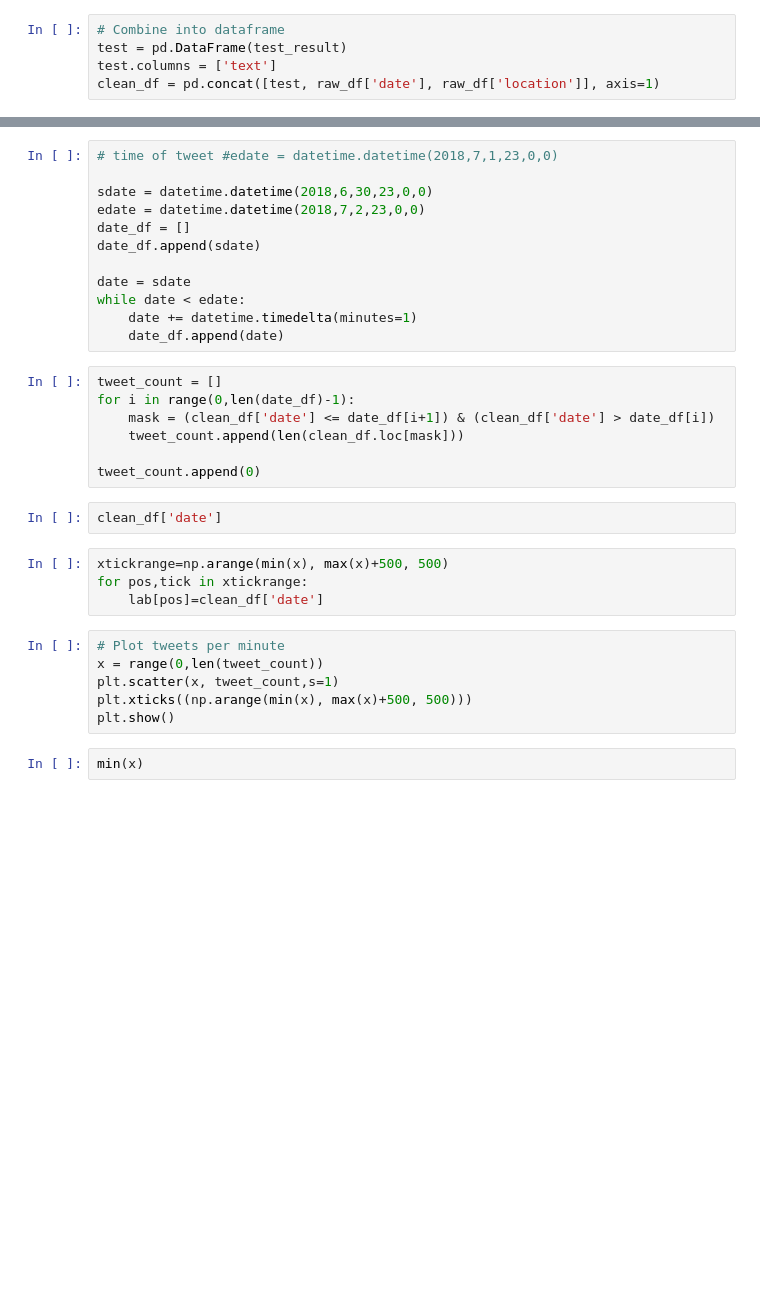
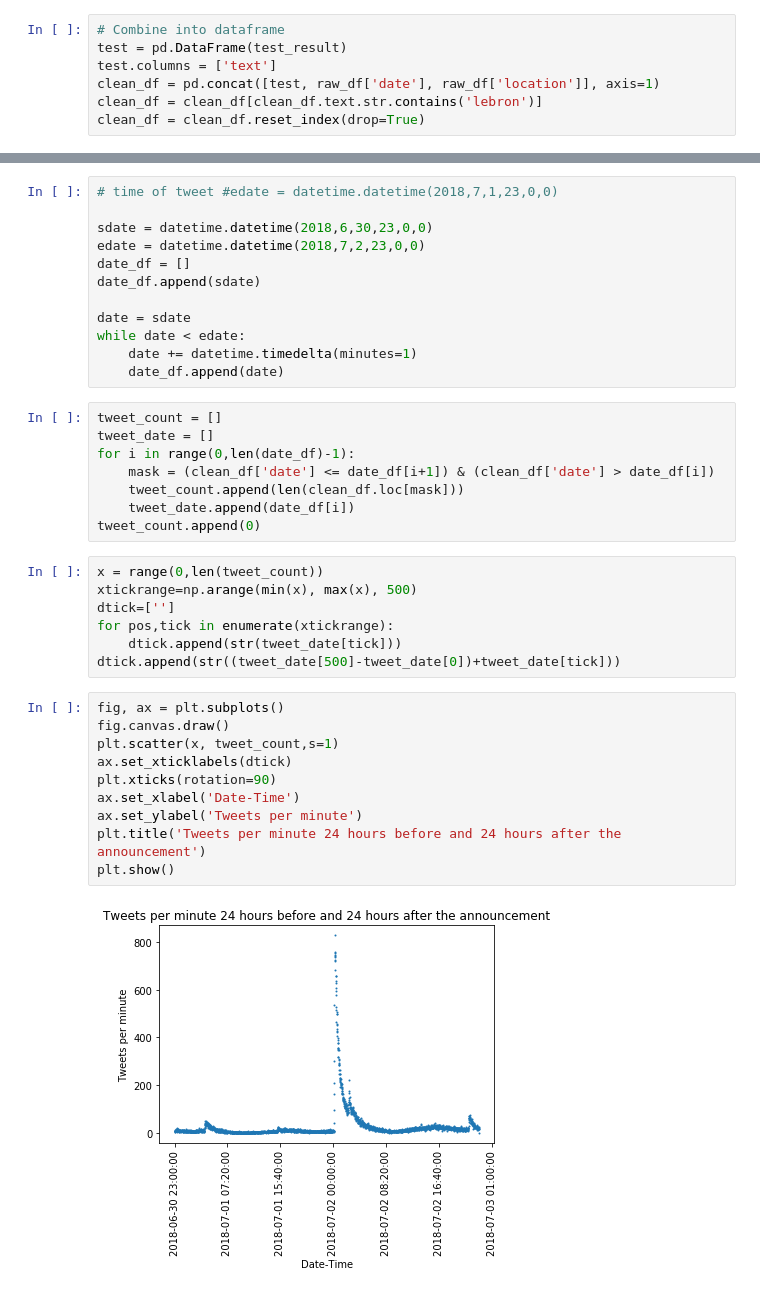
Before and after one commit to lrbachtiar/past_projects, a Jupyter notebook: lebron_decision/Twitter_data.ipynb, the cells around one changed output, grey strips where cells are left out. Drawn from its saved outputs; the diff is of its cells as text; blank space fills up the shorter version.

```diff
--- a/lebron_decision/Twitter_data.ipynb
+++ b/lebron_decision/Twitter_data.ipynb
@@ -46,3 +49,5 @@ for t in testing:
 test = pd.DataFrame(test_result)
 test.columns = ['text']
 clean_df = pd.concat([test, raw_df['date'], raw_df['location']], axis=1)
+clean_df = clean_df[clean_df.text.str.contains('lebron')]
+clean_df = clean_df.reset_index(drop=True)
@@ -64,22 +67,28 @@ while date < edate:
     date_df.append(date)
 # %%
 tweet_count = []
+tweet_date = []
 for i in range(0,len(date_df)-1):
     mask = (clean_df['date'] <= date_df[i+1]) & (clean_df['date'] > date_df[i])
     tweet_count.append(len(clean_df.loc[mask]))
-
+    tweet_date.append(date_df[i])
 tweet_count.append(0)
-# %%
-clean_df['date']
 # %%
-xtickrange=np.arange(min(x), max(x)+500, 500)
-for pos,tick in xtickrange:
-    lab[pos]=clean_df['date']
+x = range(0,len(tweet_count))
+xtickrange=np.arange(min(x), max(x), 500)
+dtick=['']
+for pos,tick in enumerate(xtickrange):
+    dtick.append(str(tweet_date[tick]))
+dtick.append(str((tweet_date[500]-tweet_date[0])+tweet_date[tick]))
-# %%
-# Plot tweets per minute
-x = range(0,len(tweet_count))
-plt.scatter(x, tweet_count,s=1)
-plt.xticks((np.arange(min(x), max(x)+500, 500)))
-plt.show()
-# %%
-min(x)
+# %%
+fig, ax = plt.subplots()
+fig.canvas.draw()
+plt.scatter(x, tweet_count,s=1)
+ax.set_xticklabels(dtick)
+plt.xticks(rotation=90)
+ax.set_xlabel('Date-Time')
+ax.set_ylabel('Tweets per minute')
+plt.title('Tweets per minute 24 hours before and 24 hours after the announcement')
+plt.show()
+# %% [output]
+[figure, added]
```
Also changed, not shown: parts of 9 cells of this notebook.
